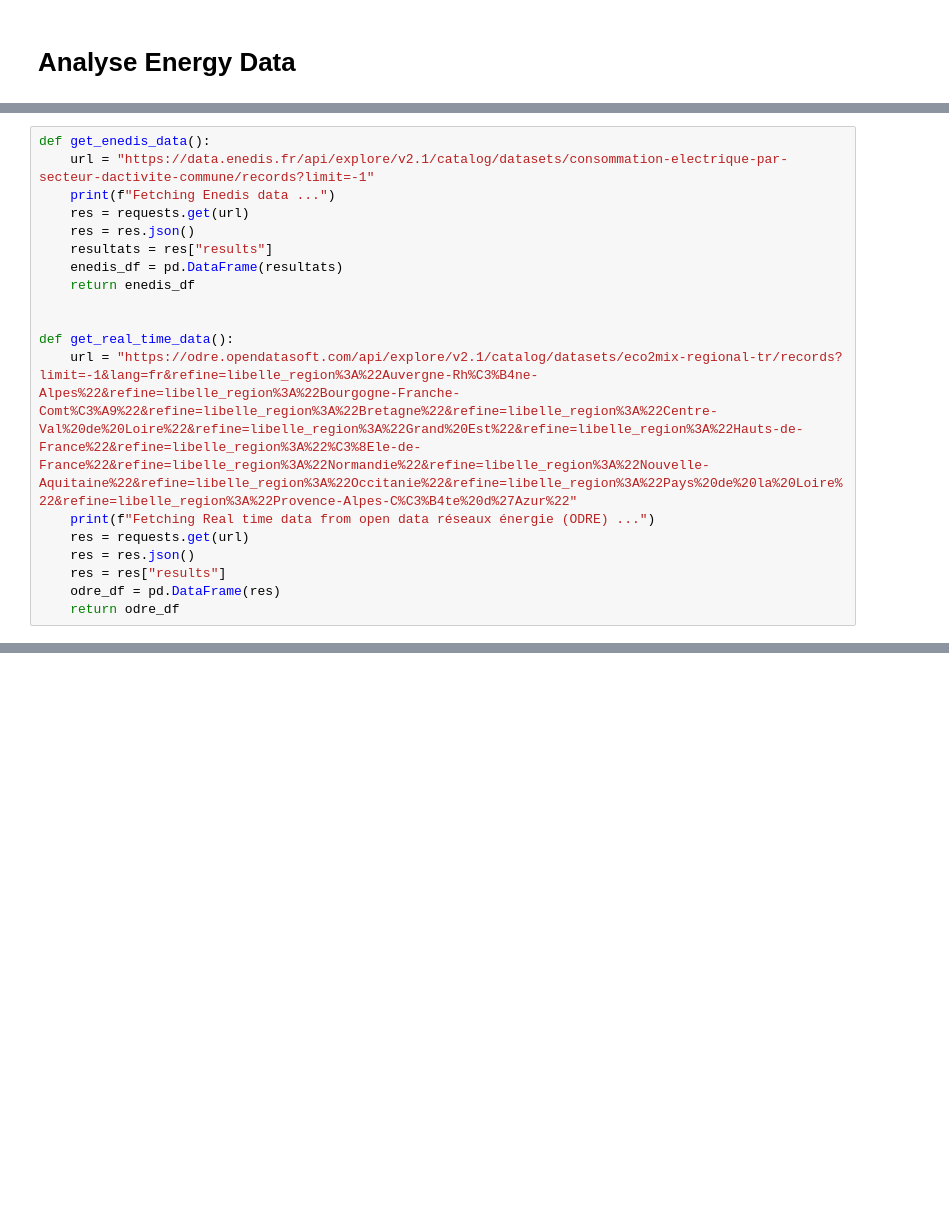
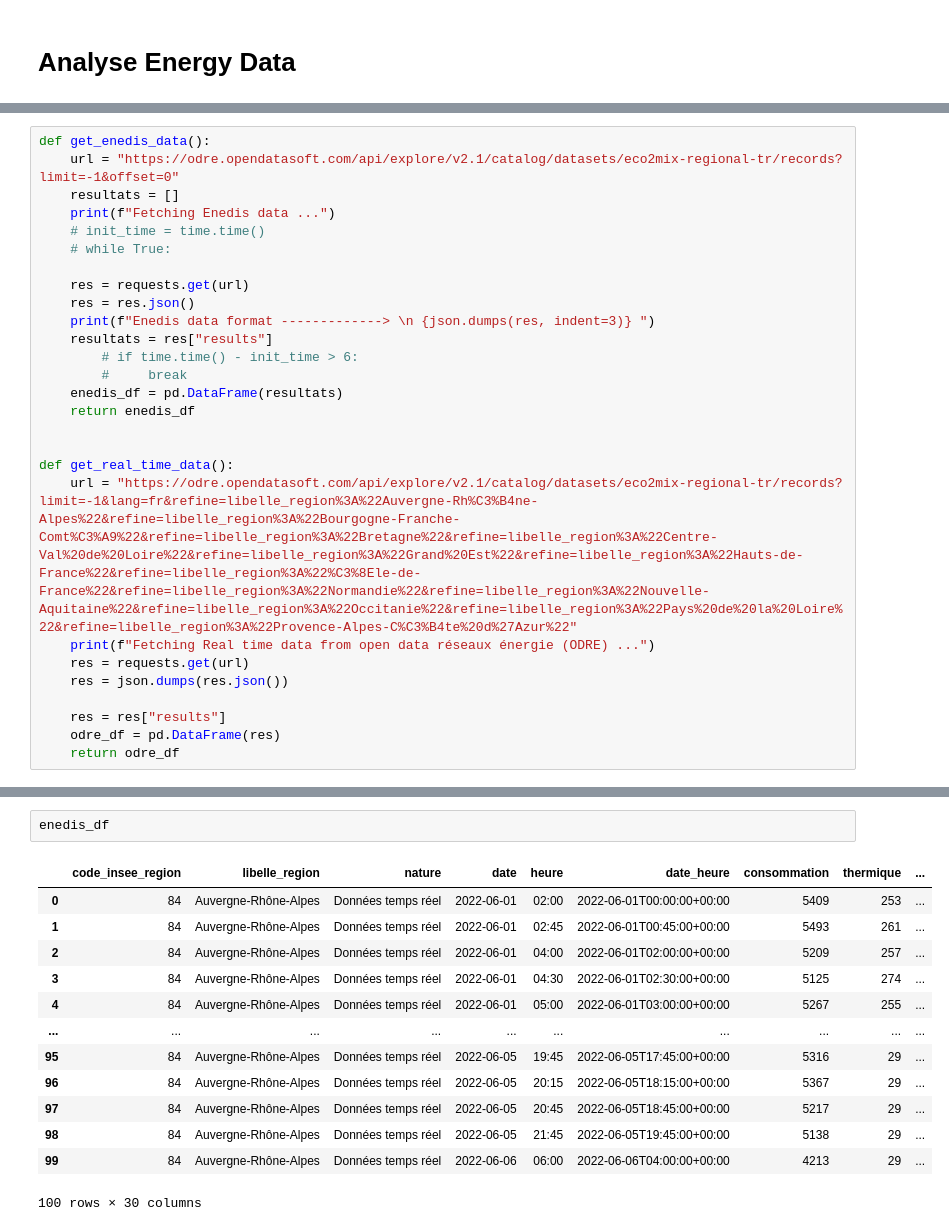
Before and after one commit to mamadcamzis/tarification_electrique, a Jupyter notebook: notebooks/analyse-energy-data.ipynb, the cells around one changed output, grey strips where cells are left out. Cells and saved outputs as stored; diff of their text form; blank space fills up the shorter version.

Commit message:
frtch data

```diff
--- a/notebooks/analyse-energy-data.ipynb
+++ b/notebooks/analyse-energy-data.ipynb
@@ -6,10 +8,17 @@ import pandas as pd
 # %%
 def get_enedis_data():
-    url = "https://data.enedis.fr/api/explore/v2.1/catalog/datasets/consommation-electrique-par-secteur-dactivite-commune/records?limit=-1"
+    url = "https://odre.opendatasoft.com/api/explore/v2.1/catalog/datasets/eco2mix-regional-tr/records?limit=-1&offset=0"
+    resultats = []
     print(f"Fetching Enedis data ...")
+    # init_time = time.time()
+    # while True:
+
     res = requests.get(url)
     res = res.json()
+    print(f"Enedis data format -------------> \n {json.dumps(res, indent=3)} ")
     resultats = res["results"]
+        # if time.time() - init_time > 6:
+        #     break
     enedis_df = pd.DataFrame(resultats)
     return enedis_df
 
@@ -18,7 +27,8 @@ def get_real_time_data():
     url = "https://odre.opendatasoft.com/api/explore/v2.1/catalog/datasets/eco2mix-regional-tr/records?limit=-1&lang=fr&refine=libelle_region%3A%22Auvergne-Rh%C3%B4ne-Alpes%22&refine=libelle_region%3A%22Bourgogne-Franche-Comt%C3%A9%22&refine=libelle_region%3A%22Bretagne%22&refine=libelle_region%3A%22Centre-Val%20de%20Loire%22&refine=libelle_region%3A%22Grand%20Est%22&refine=libelle_region%3A%22Hauts-de-France%22&refine=libelle_region%3A%22%C3%8Ele-de-France%22&refine=libelle_region%3A%22Normandie%22&refine=libelle_region%3A%22Nouvelle-Aquitaine%22&refine=libelle_region%3A%22Occitanie%22&refine=libelle_region%3A%22Pays%20de%20la%20Loire%22&refine=libelle_region%3A%22Provence-Alpes-C%C3%B4te%20d%27Azur%22"
     print(f"Fetching Real time data from open data réseaux énergie (ODRE) ...")
     res = requests.get(url)
-    res = res.json()
+    res = json.dumps(res.json())
+
     res = res["results"]
     odre_df = pd.DataFrame(res)
     return odre_df
@@ -29,2 +56,18 @@ Fetching Enedis data ...
+# %%
+enedis_df
+# %% [output]
+|  | code_insee_region | libelle_region | nature | date | heure | date_heure | consommation | thermique | ... |
+| 0 | 84 | Auvergne-Rhône-Alpes | Données temps réel | 2022-06-01 | 02:00 | 2022-06-01T00:00:00+00:00 | 5409 | 253 | ... |
+| 1 | 84 | Auvergne-Rhône-Alpes | Données temps réel | 2022-06-01 | 02:45 | 2022-06-01T00:45:00+00:00 | 5493 | 261 | ... |
+| 2 | 84 | Auvergne-Rhône-Alpes | Données temps réel | 2022-06-01 | 04:00 | 2022-06-01T02:00:00+00:00 | 5209 | 257 | ... |
+| 3 | 84 | Auvergne-Rhône-Alpes | Données temps réel | 2022-06-01 | 04:30 | 2022-06-01T02:30:00+00:00 | 5125 | 274 | ... |
+| 4 | 84 | Auvergne-Rhône-Alpes | Données temps réel | 2022-06-01 | 05:00 | 2022-06-01T03:00:00+00:00 | 5267 | 255 | ... |
+| ... | ... | ... | ... | ... | ... | ... | ... | ... | ... |
+| 95 | 84 | Auvergne-Rhône-Alpes | Données temps réel | 2022-06-05 | 19:45 | 2022-06-05T17:45:00+00:00 | 5316 | 29 | ... |
+| 96 | 84 | Auvergne-Rhône-Alpes | Données temps réel | 2022-06-05 | 20:15 | 2022-06-05T18:15:00+00:00 | 5367 | 29 | ... |
+| 97 | 84 | Auvergne-Rhône-Alpes | Données temps réel | 2022-06-05 | 20:45 | 2022-06-05T18:45:00+00:00 | 5217 | 29 | ... |
+| 98 | 84 | Auvergne-Rhône-Alpes | Données temps réel | 2022-06-05 | 21:45 | 2022-06-05T19:45:00+00:00 | 5138 | 29 | ... |
+| 99 | 84 | Auvergne-Rhône-Alpes | Données temps réel | 2022-06-06 | 06:00 | 2022-06-06T04:00:00+00:00 | 4213 | 29 | ... |
+100 rows × 30 columns
 # %%
 enedis_df.annee.value_counts()
```
Also changed, not shown: parts of 3 cells of this notebook, 1 other file.
